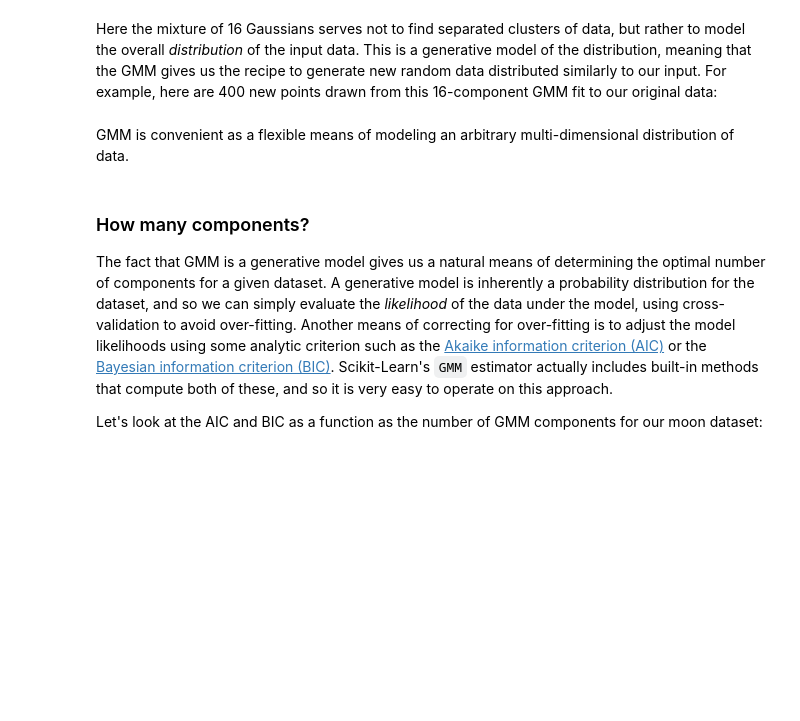
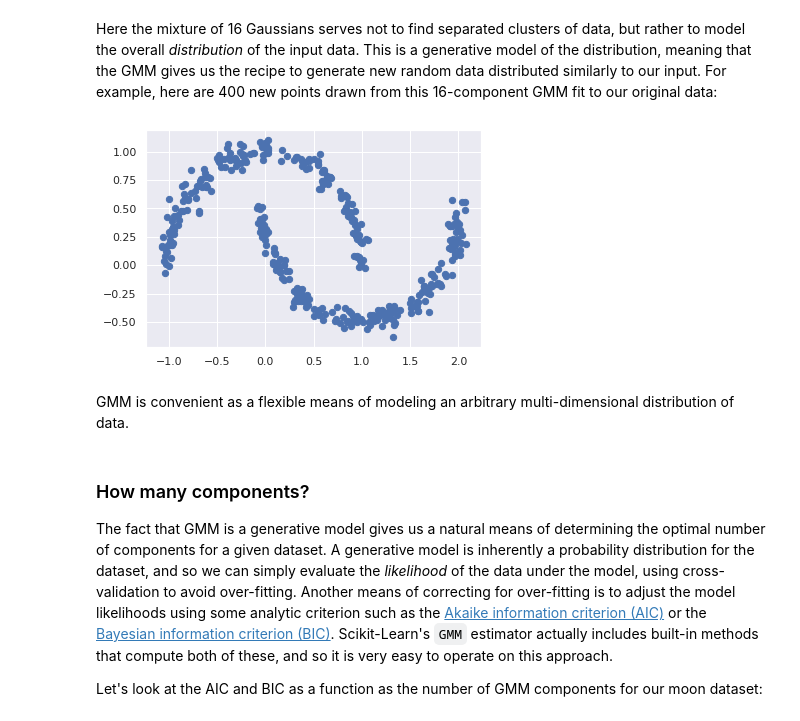
Before and after one commit to soundaranirv/Jupyter_Content, a Jupyter notebook: 13_4_Gaussian-Mixtures.ipynb, the cells around one changed output. Cells and saved outputs as stored; diff of their text form; code cells hidden in the pictures; blank space fills up the shorter version.

```diff
--- a/13_4_Gaussian-Mixtures.ipynb
+++ b/13_4_Gaussian-Mixtures.ipynb
@@ -229,6 +244,12 @@ This is a generative model of the distribution, meaning that the GMM gives us th
 For example, here are 400 new points drawn from this 16-component GMM fit to our original data:
 # %%
 # Generate some data using the gmm
+
+X_new, y_new = gmm16.sample(400)  # Remove random_state
+plt.scatter(Xnew[:, 0], Xnew[:, 1], s = 40)
+plt.show()
+# %% [output]
+[figure, added]
 # %% [markdown]
 GMM is convenient as a flexible means of modeling an arbitrary multi-dimensional distribution of data.
 # %% [markdown]
```
Also changed, not shown: parts of 14 cells of this notebook, 4 other files.
